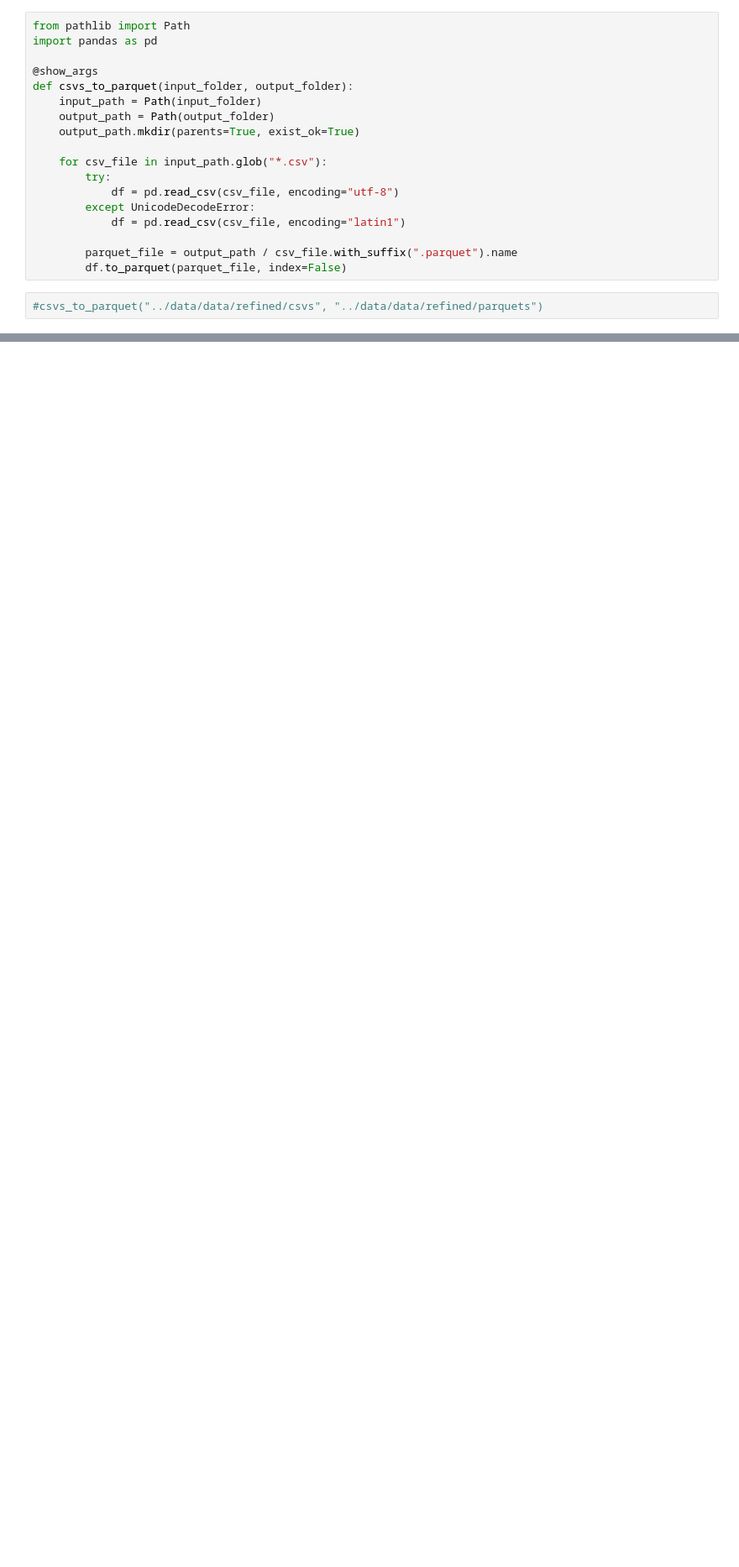
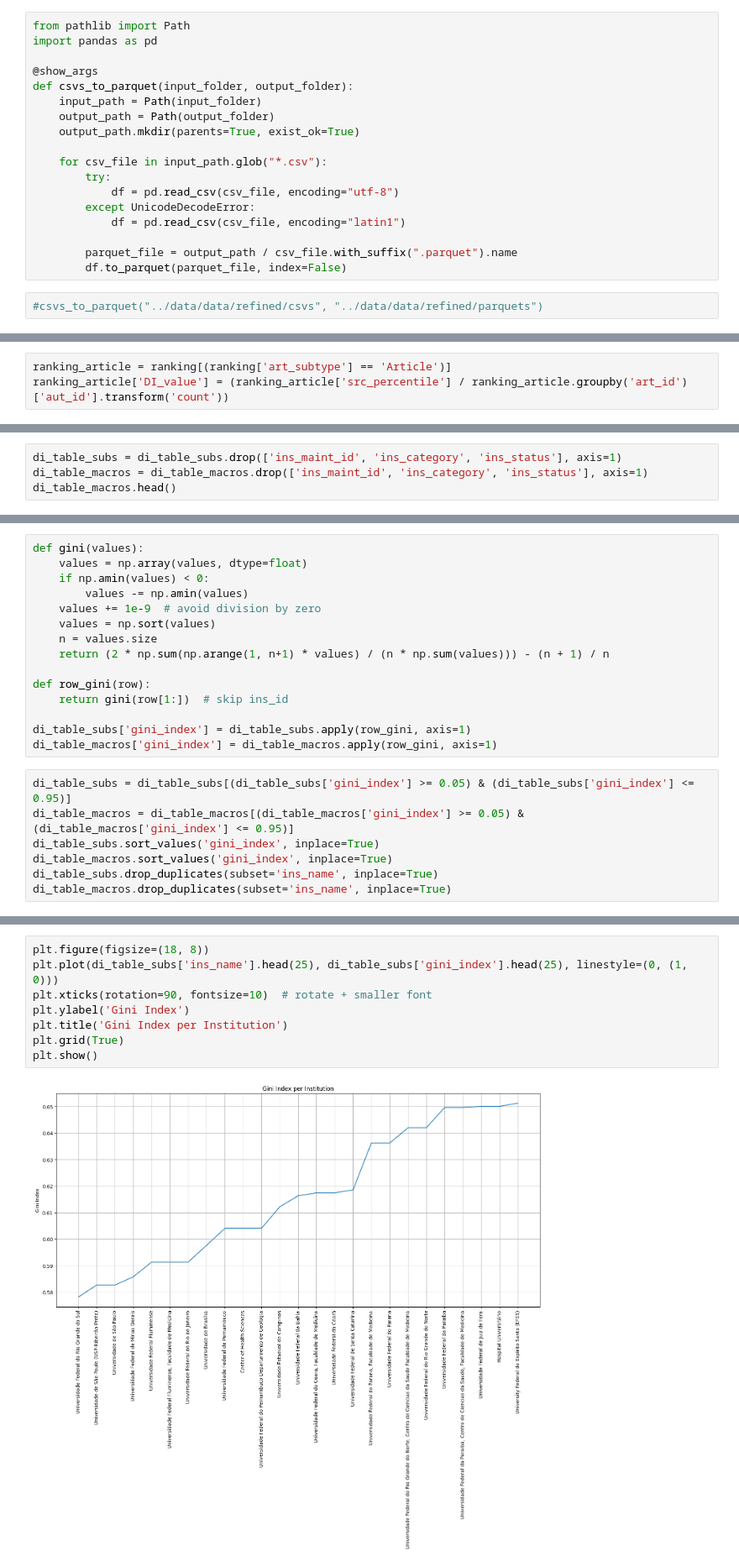
Before and after one commit to LucasdeLyra/Ranking-Interdisciplinaridade, a Jupyter notebook: analysis/basic_analysis.ipynb, the cells around one changed output, grey strips where cells are left out. Shown: that part at 84% size. Cells and saved outputs as stored; diff of their text form; blank space fills up the shorter version.

Commit message:
Gini + gráficos

```diff
--- a/analysis/basic_analysis.ipynb
+++ b/analysis/basic_analysis.ipynb
@@ -255,0 +236,3 @@ Name: ins_name, dtype: object
+# %%
+ranking_article = ranking[(ranking['art_subtype'] == 'Article')]
+ranking_article['DI_value'] = (ranking_article['src_percentile'] / ranking_article.groupby('art_id')['aut_id'].transform('count'))
@@ -255,0 +293,4 @@ Name: ins_name, dtype: object
+# %%
+di_table_subs = di_table_subs.drop(['ins_maint_id', 'ins_category', 'ins_status'], axis=1)
+di_table_macros = di_table_macros.drop(['ins_maint_id', 'ins_category', 'ins_status'], axis=1)
+di_table_macros.head()
@@ -255,0 +321,22 @@ Name: ins_name, dtype: object
+# %%
+def gini(values):
+    values = np.array(values, dtype=float)
+    if np.amin(values) < 0:
+        values -= np.amin(values)
+    values += 1e-9  # avoid division by zero
+    values = np.sort(values)
+    n = values.size
+    return (2 * np.sum(np.arange(1, n+1) * values) / (n * np.sum(values))) - (n + 1) / n
+
+def row_gini(row):
+    return gini(row[1:])  # skip ins_id
+
+di_table_subs['gini_index'] = di_table_subs.apply(row_gini, axis=1)
+di_table_macros['gini_index'] = di_table_macros.apply(row_gini, axis=1)
+# %%
+di_table_subs = di_table_subs[(di_table_subs['gini_index'] >= 0.05) & (di_table_subs['gini_index'] <= 0.95)]
+di_table_macros = di_table_macros[(di_table_macros['gini_index'] >= 0.05) & (di_table_macros['gini_index'] <= 0.95)]
+di_table_subs.sort_values('gini_index', inplace=True)
+di_table_macros.sort_values('gini_index', inplace=True)
+di_table_subs.drop_duplicates(subset='ins_name', inplace=True)
+di_table_macros.drop_duplicates(subset='ins_name', inplace=True)
@@ -255,0 +353,10 @@ Name: ins_name, dtype: object
+# %%
+plt.figure(figsize=(18, 8))
+plt.plot(di_table_subs['ins_name'].head(25), di_table_subs['gini_index'].head(25), linestyle=(0, (1, 0)))
+plt.xticks(rotation=90, fontsize=10)  # rotate + smaller font
+plt.ylabel('Gini Index')
+plt.title('Gini Index per Institution')
+plt.grid(True)
+plt.show()
+# %% [output]
+[figure, added]
```
Also changed, not shown: parts of 20 cells of this notebook, 2 other files.
